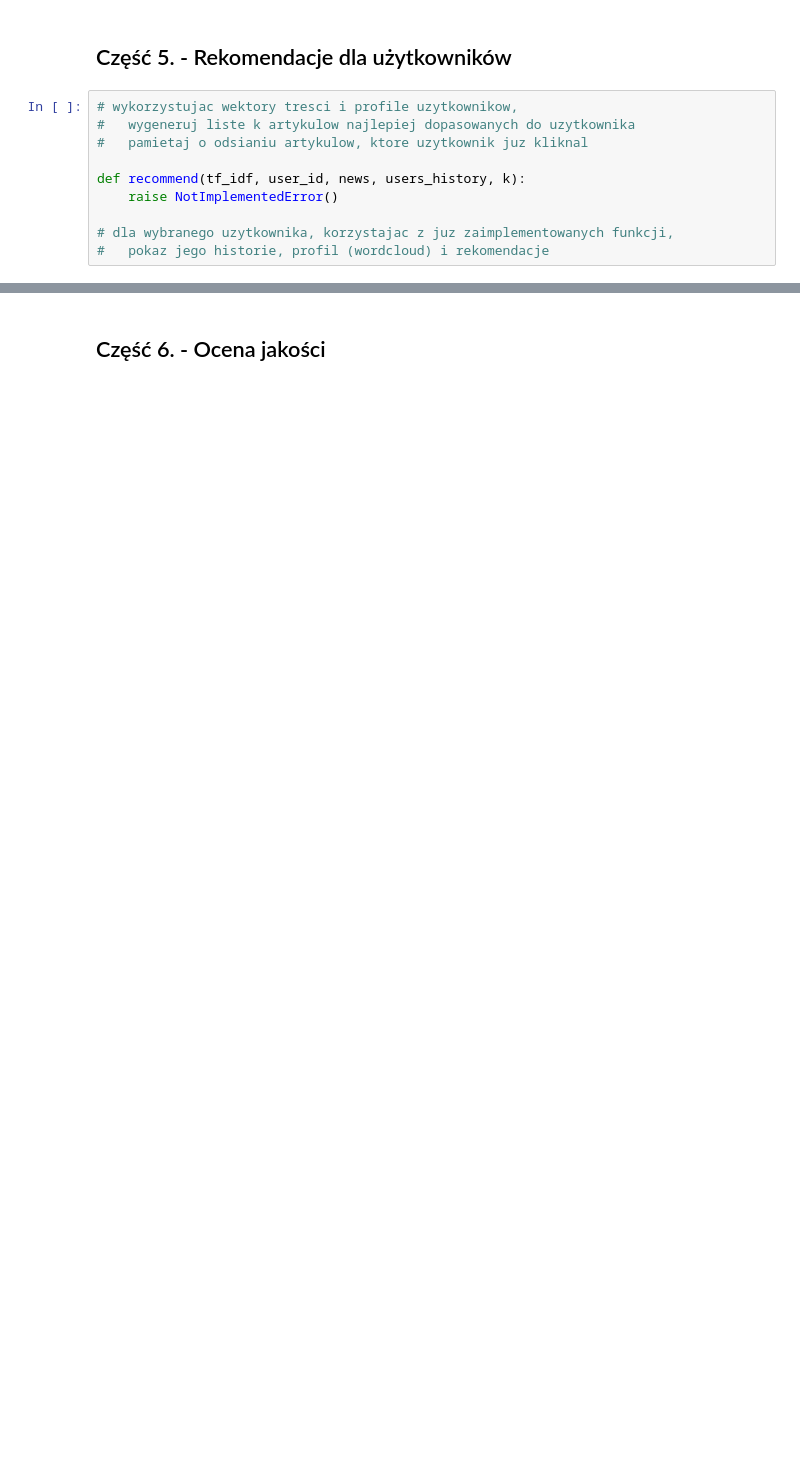
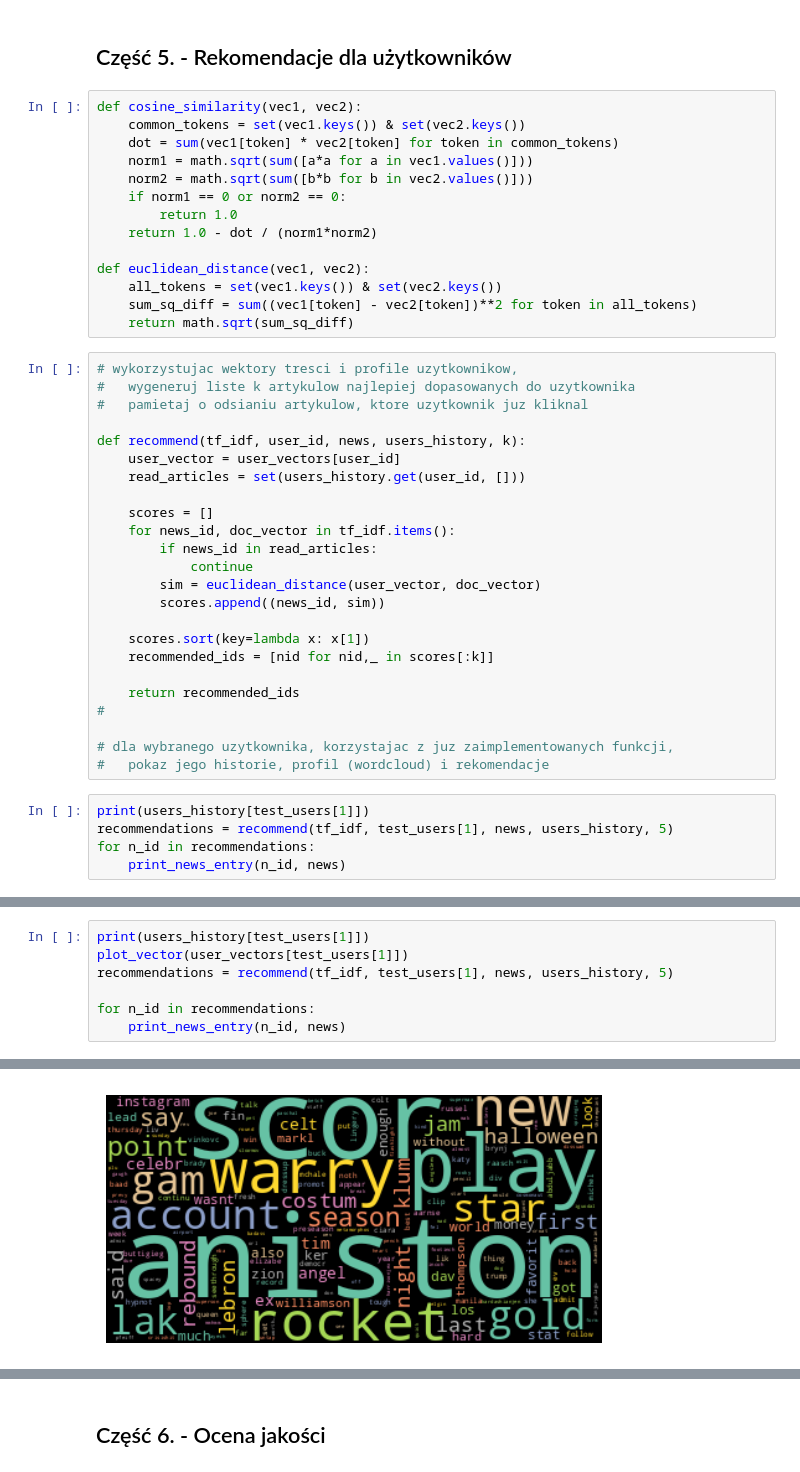
Before and after one commit to pawlowiczf/Recommender-systems, a Jupyter notebook: lab04/lab4_news.ipynb, the cells around one changed output, grey strips where cells are left out. Cells and saved outputs as stored; diff of their text form; blank space fills up the shorter version.

```diff
--- a/lab04/lab4_news.ipynb
+++ b/lab04/lab4_news.ipynb
@@ -295,12 +380,45 @@ plot_vector(user_vectors[test_users[0]])
 # %% [markdown]
 ## Część 5. - Rekomendacje dla użytkowników
+# %%
+def cosine_similarity(vec1, vec2):
+    common_tokens = set(vec1.keys()) & set(vec2.keys())
+    dot = sum(vec1[token] * vec2[token] for token in common_tokens)
+    norm1 = math.sqrt(sum([a*a for a in vec1.values()]))
+    norm2 = math.sqrt(sum([b*b for b in vec2.values()]))
+    if norm1 == 0 or norm2 == 0:
+        return 1.0
+    return 1.0 - dot / (norm1*norm2)
+
+def euclidean_distance(vec1, vec2):
+    all_tokens = set(vec1.keys()) & set(vec2.keys())
+    sum_sq_diff = sum((vec1[token] - vec2[token])**2 for token in all_tokens)
+    return math.sqrt(sum_sq_diff)
 # %%
 # wykorzystujac wektory tresci i profile uzytkownikow,
 #   wygeneruj liste k artykulow najlepiej dopasowanych do uzytkownika
 #   pamietaj o odsianiu artykulow, ktore uzytkownik juz kliknal
 
 def recommend(tf_idf, user_id, news, users_history, k):
-    raise NotImplementedError()
+    user_vector = user_vectors[user_id]
+    read_articles = set(users_history.get(user_id, []))
+
+    scores = []
+    for news_id, doc_vector in tf_idf.items():
+        if news_id in read_articles:
+            continue
+        sim = euclidean_distance(user_vector, doc_vector)
+        scores.append((news_id, sim))
+
+    scores.sort(key=lambda x: x[1])
+    recommended_ids = [nid for nid,_ in scores[:k]]
+
+    return recommended_ids
+#
 
 # dla wybranego uzytkownika, korzystajac z juz zaimplementowanych funkcji,
 #   pokaz jego historie, profil (wordcloud) i rekomendacje
+# %%
+print(users_history[test_users[1]])
+recommendations = recommend(tf_idf, test_users[1], news, users_history, 5)
+for n_id in recommendations:
+    print_news_entry(n_id, news)
@@ -306,0 +442,8 @@ def recommend(tf_idf, user_id, news, users_history, k):
+# %%
+print(users_history[test_users[1]])
+plot_vector(user_vectors[test_users[1]])
+recommendations = recommend(tf_idf, test_users[1], news, users_history, 5)
+
+for n_id in recommendations:
+    print_news_entry(n_id, news)
+# %% [output]
@@ -306,0 +451 @@ def recommend(tf_idf, user_id, news, users_history, k):
+[figure, added]
```
Also changed, not shown: parts of 23 cells of this notebook.
